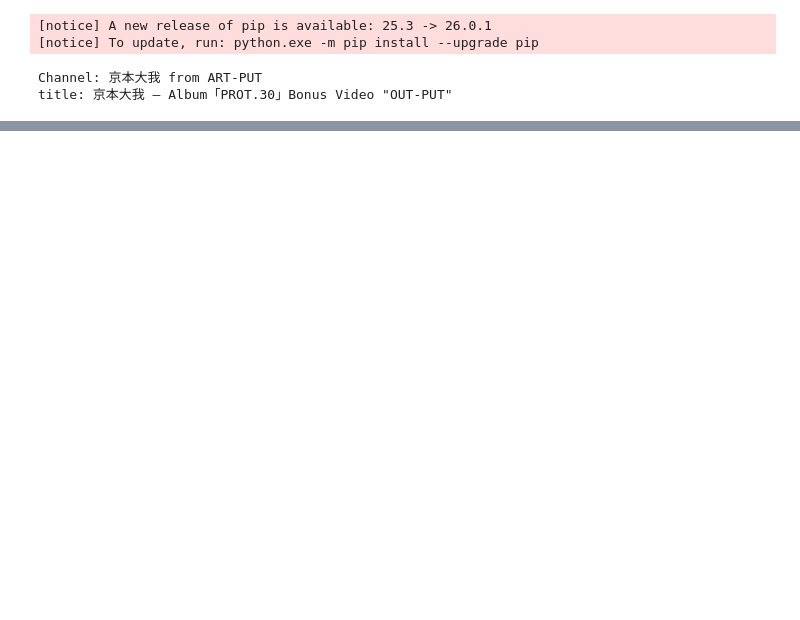
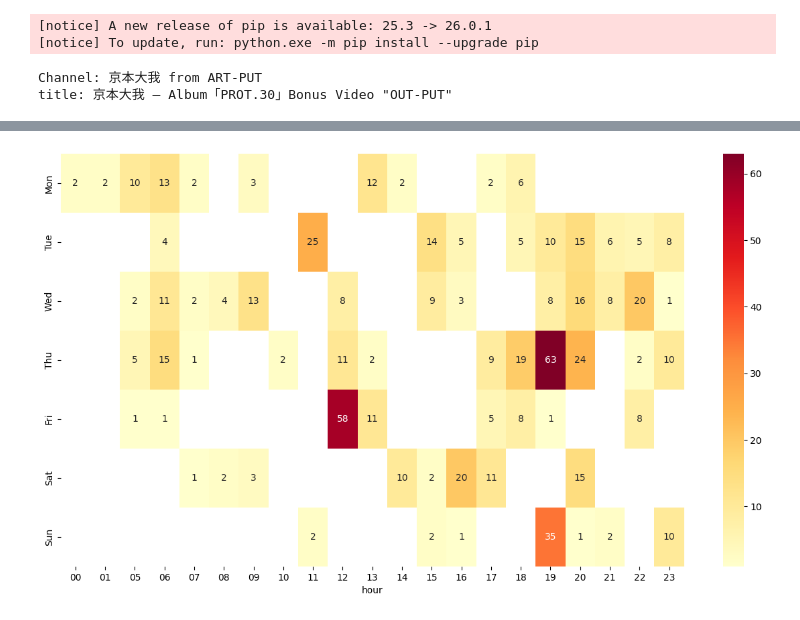
Before and after one commit to Keira1203/Personal-Media-Consumption-Analytics, a Jupyter notebook: notebooks/youtube.ipynb, the cells around one changed output, grey strips where cells are left out. Saved outputs shown, nothing was run; the diff lists cells and outputs as text; code cells hidden in the pictures; blank space fills up the shorter version.

```diff
--- a/notebooks/youtube.ipynb
+++ b/notebooks/youtube.ipynb
@@ -198,0 +258,27 @@ Name: count, dtype: int64
+# %%
+import matplotlib.colors as mcolors
+weekday_sql = """
+SELECT
+    CAST(strftime('%w', time) AS INTEGER) as weekday,
+    strftime('%H', time) as hour,
+    COUNT(*) as plays
+FROM watch_history_pure
+GROUP BY strftime('%w', time), strftime('%H', time)
+ORDER BY weekday, hour
+"""
+weekday_df = pd.read_sql(weekday_sql, engine)
+
+pivot_weekday = weekday_df.pivot(index='weekday', columns='hour', values='plays').fillna(0).astype(int)
+
+weekday_labels = ['Mon', 'Tue', 'Wed', 'Thu', 'Fri', 'Sat', 'Sun']
+pivot_weekday = pivot_weekday.reindex([1,2,3,4,5,6,0])
+pivot_weekday.index = weekday_labels
+
+mask = pivot_weekday == 0
+plt.figure(figsize=(15, 8))
+sns.heatmap(pivot_weekday, annot=True, fmt='d', cmap='YlOrRd',mask=mask)
+ax.set_facecolor('white')
+plt.savefig('../figures/YouTube_weekday_hour_sqlite.png', dpi=300, bbox_inches='tight', facecolor='white')
+plt.show()
+# %% [output]
+[figure, added]
```
Also changed, not shown: parts of 4 cells of this notebook, 7 other files.
